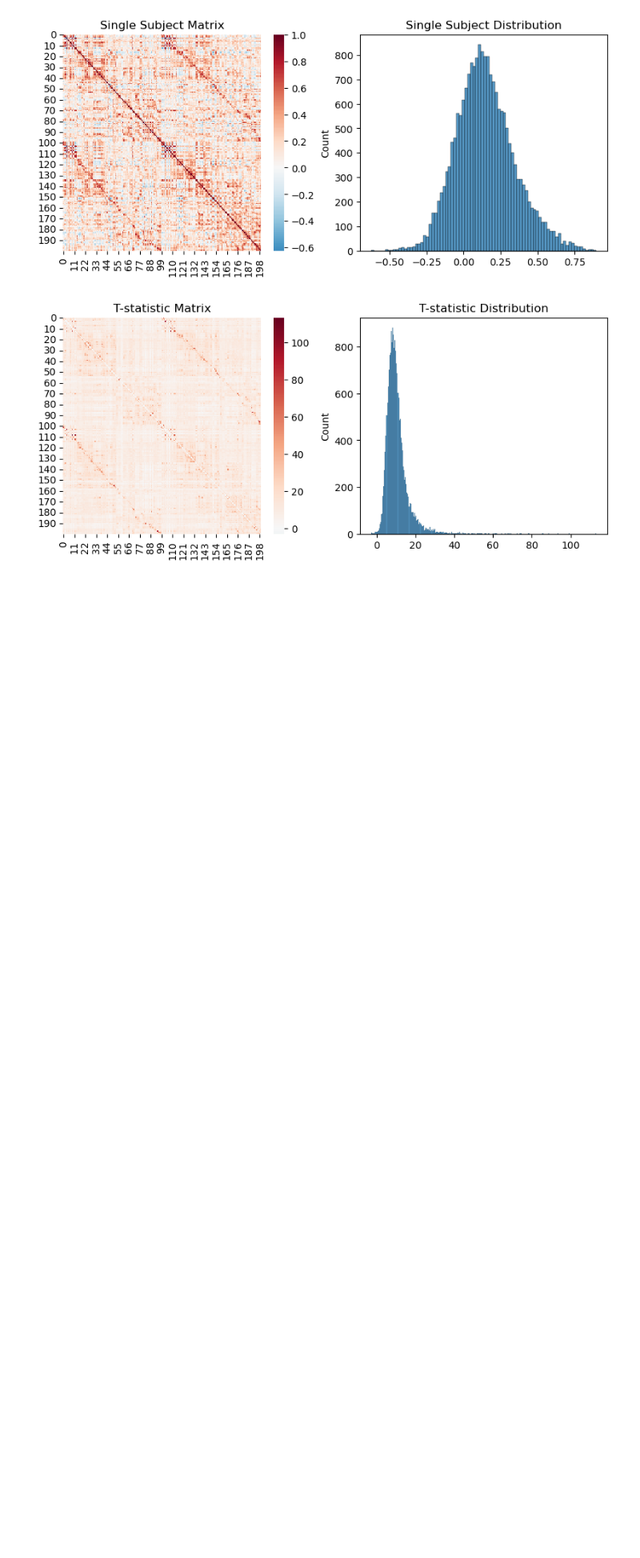
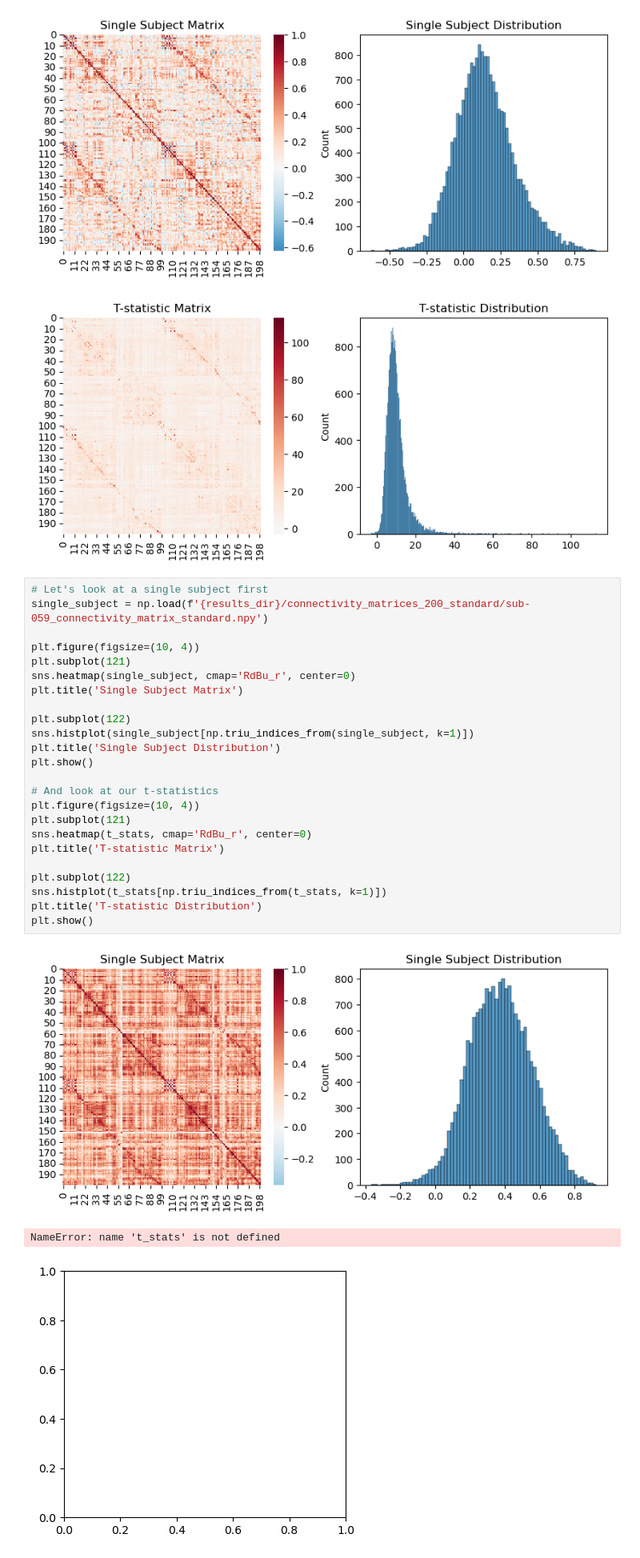
Before and after one commit to cnsimmons/ptoc, a Jupyter notebook: being_verified/exp_2/network/network.ipynb, the cells around one changed output. Shown at 80% size. Saved outputs shown, nothing was run; the diff lists cells and outputs as text; blank space fills up the shorter version.

```diff
--- a/being_verified/exp_2/network/network.ipynb
+++ b/being_verified/exp_2/network/network.ipynb
@@ -515,6 +515,34 @@ plt.show()
 # %% [output]
 [figure]
 [figure]
+# %%
+# Let's look at a single subject first
+single_subject = np.load(f'{results_dir}/connectivity_matrices_200_standard/sub-059_connectivity_matrix_standard.npy')
+
+plt.figure(figsize=(10, 4))
+plt.subplot(121)
+sns.heatmap(single_subject, cmap='RdBu_r', center=0)
+plt.title('Single Subject Matrix')
+
+plt.subplot(122)
+sns.histplot(single_subject[np.triu_indices_from(single_subject, k=1)])
+plt.title('Single Subject Distribution')
+plt.show()
+
+# And look at our t-statistics
+plt.figure(figsize=(10, 4))
+plt.subplot(121)
+sns.heatmap(t_stats, cmap='RdBu_r', center=0)
+plt.title('T-statistic Matrix')
+
+plt.subplot(122)
+sns.histplot(t_stats[np.triu_indices_from(t_stats, k=1)])
+plt.title('T-statistic Distribution')
+plt.show()
+# %% [output]
+[figure, added]
+NameError: name 't_stats' is not defined
+[figure, added]
 # %%
 import numpy as np
 from scipy import stats
```
Also changed, not shown: 42 other files.
